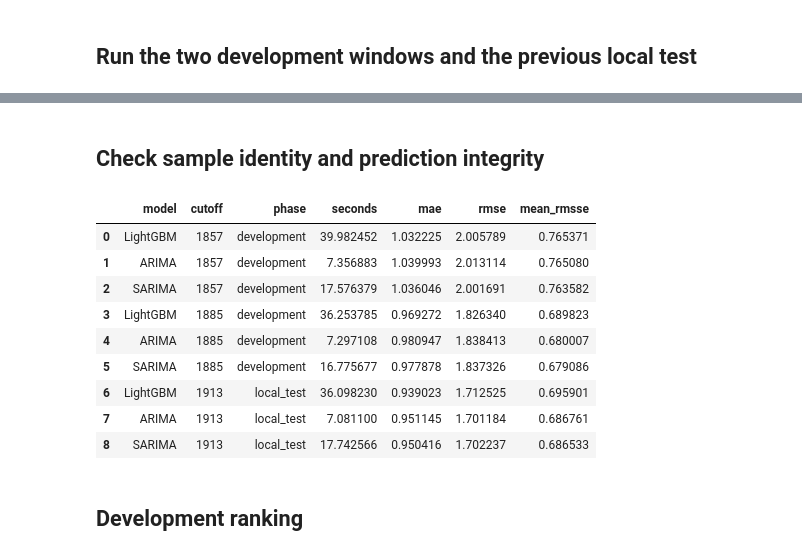
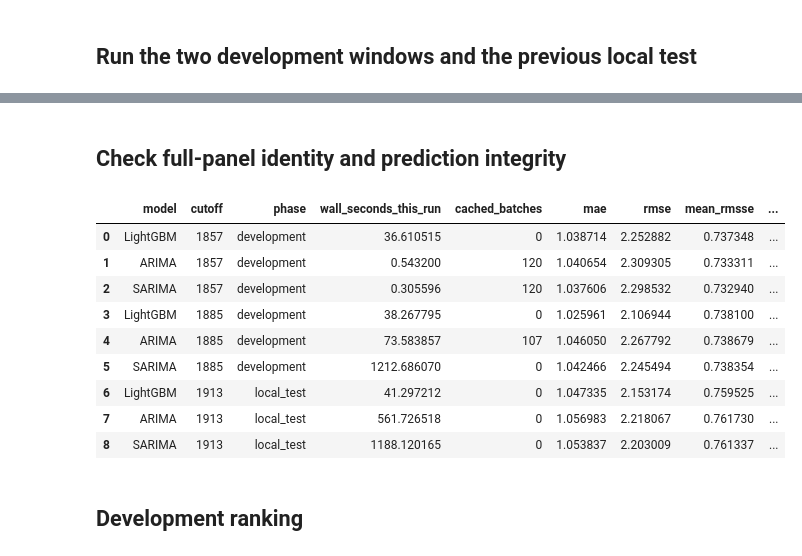
Before and after one commit to rebel47/Machine-Learning-Project, a Jupyter notebook: Project 1/notebooks/modeling/03_model_comparison.ipynb, the cells around one changed output, grey strips where cells are left out. Drawn from its saved outputs; the diff is of its cells as text; code cells hidden in the pictures.

```diff
--- a/Project 1/notebooks/modeling/03_model_comparison.ipynb
+++ b/Project 1/notebooks/modeling/03_model_comparison.ipynb
@@ -221,0 +295,6 @@ def predict_statistical(cutoff, kind):
+# %%
+def fit_row(history,kind,row,cutoff):
+    try:
+        return fit_statistical(history,kind)
+    except Exception as error:
+        raise RuntimeError(f'{kind}, d_{cutoff}, series row {row}: {error}') from error
@@ -222,3 +332,18 @@ def predict_statistical(cutoff, kind):
+# %%
+def predict_statistical(cutoff,kind):
+    ranges=[(start,min(start+config['batch_size'],len(panel)))
+            for start in range(0,len(panel),config['batch_size'])]
+    pending=[(start,stop) for start,stop in ranges
+             if not checkpoint_name(kind,cutoff,start,stop).exists()]
+    done=len(ranges)-len(pending)
+    print(f'{kind} d_{cutoff}: {done}/{len(ranges)} batches cached',flush=True)
+    with parallel_config(backend='loky',inner_max_num_threads=1):
+        stream=Parallel(n_jobs=config['workers'],return_as='generator_unordered')(
+            delayed(fit_batch)(kind,cutoff,start,stop) for start,stop in pending)
+        for _ in stream:
+            done+=1
+            print(f'{kind} d_{cutoff}: {done}/{len(ranges)} batches',flush=True)
+    return collect_batches(kind,cutoff,ranges)
 # %% [markdown]
 ## Save comparable scores and predictions
 # %%
@@ -227,14 +352,14 @@ cutoffs=[*config['development_cutoffs'],config['test_cutoff']]
 PREDICTIONS=DATA / 'interim'
 PREDICTIONS.mkdir(exist_ok=True)
 
-def record_result(name, cutoff, prediction, seconds):
-    actual=sales[sample_rows,cutoff:cutoff+config['horizon']]
-    scales=rmsse_scales(sales[sample_rows,:cutoff])
+def record_result(name, cutoff, prediction, seconds, cached_batches=0):
+    actual=sales[panel_rows,cutoff:cutoff+config['horizon']]
+    scales=rmsse_scales(sales[panel_rows,:cutoff])
     phase='local_test' if cutoff==config['test_cutoff'] else 'development'
-    records.append(dict(model=name,cutoff=cutoff,phase=phase,seconds=seconds,
+    records.append(dict(model=name,cutoff=cutoff,phase=phase,wall_seconds_this_run=seconds,cached_batches=cached_batches,
                         **score_forecast(prediction,actual,scales)))
-    np.save(PREDICTIONS / f'three_model_{name}_d{cutoff}.npy',prediction)
-    pd.DataFrame(records).to_csv(RESULTS / 'three_model_scores.csv',index=False)
+    np.save(PREDICTIONS / f'full_panel_{name}_d{cutoff}.npy',prediction)
+    pd.DataFrame(records).to_csv(RESULTS / 'full_panel_scores.csv',index=False)
 # %% [markdown]
 ## Run the two development windows and the previous local test
 # %%
@@ -242,10 +367,12 @@ for cutoff in cutoffs:
     fitted,elapsed=fit_lightgbm(cutoff)
     record_result('LightGBM',cutoff,predict_lightgbm(fitted,cutoff),elapsed)
     for name in ['ARIMA','SARIMA']:
+        cached=sum(checkpoint_name(name,cutoff,start,min(start+config['batch_size'],len(panel))).exists()
+                   for start in range(0,len(panel),config['batch_size']))
         started=time.perf_counter()
         prediction,diagnostics=predict_statistical(cutoff,name)
         fit_diagnostics.extend(diagnostics)
-        record_result(name,cutoff,prediction,time.perf_counter()-started)
-        pd.DataFrame(fit_diagnostics).to_csv(RESULTS / 'three_model_fit_diagnostics.csv',index=False)
+        record_result(name,cutoff,prediction,time.perf_counter()-started,cached_batches=cached)
+        pd.DataFrame(fit_diagnostics).to_csv(PREDICTIONS / 'full_panel_fit_diagnostics.csv',index=False)
     print(pd.DataFrame(records).tail(3).to_string(index=False),flush=True)
 # %% [output]
@@ -282,24 +396,24 @@ LightGBM    1913 local_test 36.098230 0.939023 1.712525    0.695901
 # %% [markdown]
-## Check sample identity and prediction integrity
+## Check full-panel identity and prediction integrity
 # %%
 scores=pd.DataFrame(records)
 assert len(scores)==9 and set(scores.model)=={'ARIMA','SARIMA','LightGBM'}
 for cutoff in cutoffs:
     for name in ['ARIMA','SARIMA','LightGBM']:
-        values=np.load(PREDICTIONS / f'three_model_{name}_d{cutoff}.npy')
-        assert values.shape==(90,28) and np.isfinite(values).all() and (values>=0).all()
+        values=np.load(PREDICTIONS / f'full_panel_{name}_d{cutoff}.npy')
+        assert values.shape==(len(metadata),28) and np.isfinite(values).all() and (values>=0).all()
 display(scores)
 # %% [output]
-|  | model | cutoff | phase | seconds | mae | rmse | mean_rmsse |
-| 0 | LightGBM | 1857 | development | 39.982452 | 1.032225 | 2.005789 | 0.765371 |
-| 1 | ARIMA | 1857 | development | 7.356883 | 1.039993 | 2.013114 | 0.765080 |
-| 2 | SARIMA | 1857 | development | 17.576379 | 1.036046 | 2.001691 | 0.763582 |
-| 3 | LightGBM | 1885 | development | 36.253785 | 0.969272 | 1.826340 | 0.689823 |
-| 4 | ARIMA | 1885 | development | 7.297108 | 0.980947 | 1.838413 | 0.680007 |
-| 5 | SARIMA | 1885 | development | 16.775677 | 0.977878 | 1.837326 | 0.679086 |
-| 6 | LightGBM | 1913 | local_test | 36.098230 | 0.939023 | 1.712525 | 0.695901 |
-| 7 | ARIMA | 1913 | local_test | 7.081100 | 0.951145 | 1.701184 | 0.686761 |
-| 8 | SARIMA | 1913 | local_test | 17.742566 | 0.950416 | 1.702237 | 0.686533 |
+|  | model | cutoff | phase | wall_seconds_this_run | cached_batches | mae | rmse | mean_rmsse | ... |
+| 0 | LightGBM | 1857 | development | 36.610515 | 0 | 1.038714 | 2.252882 | 0.737348 | ... |
+| 1 | ARIMA | 1857 | development | 0.543200 | 120 | 1.040654 | 2.309305 | 0.733311 | ... |
+| 2 | SARIMA | 1857 | development | 0.305596 | 120 | 1.037606 | 2.298532 | 0.732940 | ... |
+| 3 | LightGBM | 1885 | development | 38.267795 | 0 | 1.025961 | 2.106944 | 0.738100 | ... |
+| 4 | ARIMA | 1885 | development | 73.583857 | 107 | 1.046050 | 2.267792 | 0.738679 | ... |
+| 5 | SARIMA | 1885 | development | 1212.686070 | 0 | 1.042466 | 2.245494 | 0.738354 | ... |
+| 6 | LightGBM | 1913 | local_test | 41.297212 | 0 | 1.047335 | 2.153174 | 0.759525 | ... |
+| 7 | ARIMA | 1913 | local_test | 561.726518 | 0 | 1.056983 | 2.218067 | 0.761730 | ... |
+| 8 | SARIMA | 1913 | local_test | 1188.120165 | 0 | 1.053837 | 2.203009 | 0.761337 | ... |
 # %% [markdown]
 ## Development ranking
 # %%
```
Also changed, not shown: parts of 31 cells of this notebook, 13 other files.
